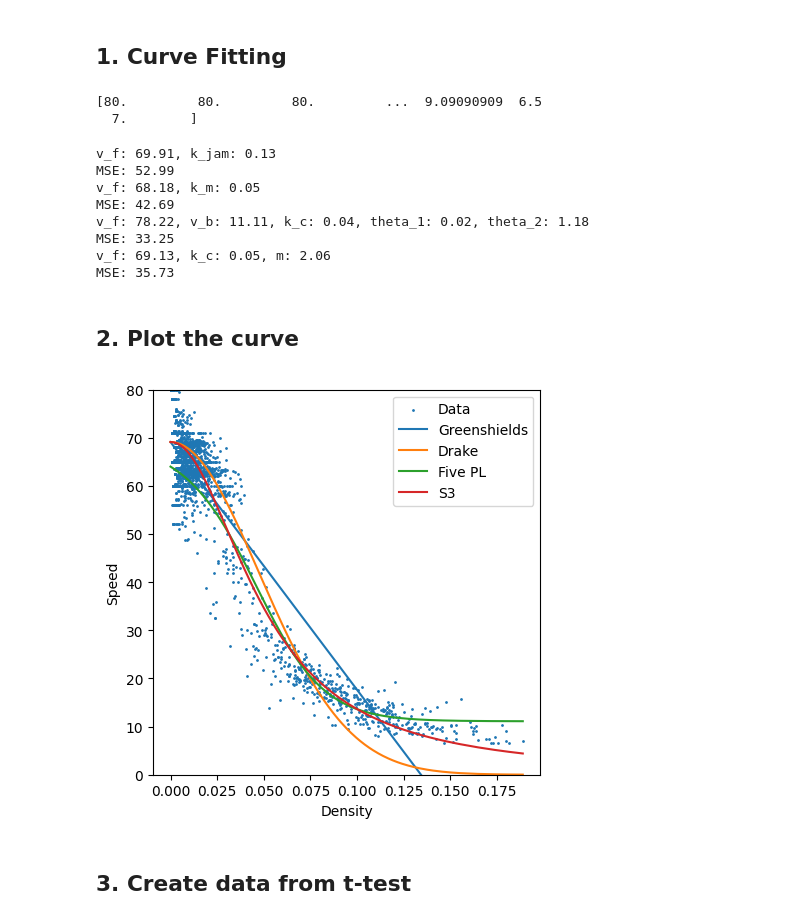
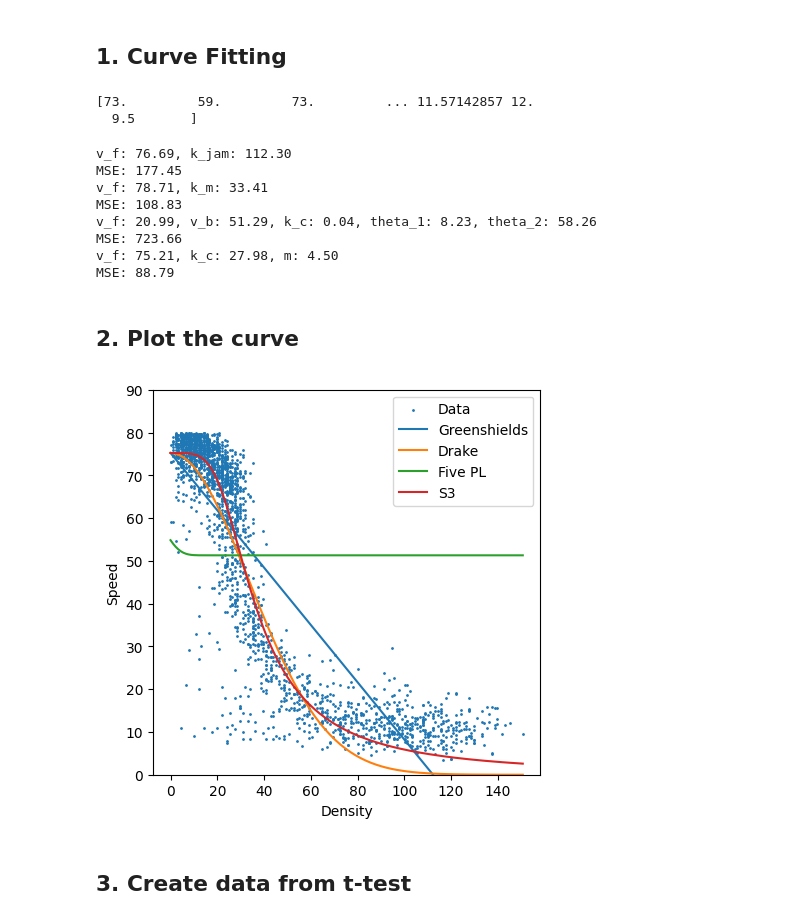
Before and after one commit to jingxuehan0707/ce593, a Jupyter notebook: project_task_03.ipynb, the cells around one changed output. Drawn from its saved outputs; the diff is of its cells as text; code cells hidden in the pictures.

```diff
--- a/project_task_03.ipynb
+++ b/project_task_03.ipynb
@@ -63,9 +63,9 @@ speed_contour_0907_0908 = pd.read_csv(speed_contour_0907_0908_path)
 density_contour_0907_0908 = pd.read_csv(density_contour_0907_0908_path)
 
 # Speed Contour for analysis
-DATE_FOR_ANALYSIS = "10-26"
+# DATE_FOR_ANALYSIS = "10-26"
 # DATE_FOR_ANALYSIS = "10-19"
-# DATE_FOR_ANALYSIS = "0907-0908"
+DATE_FOR_ANALYSIS = "0907-0908"
 # DATE_FOR_ANALYSIS = "0831-0901"
 if DATE_FOR_ANALYSIS == "10-19":
     speed_contour = speed_contour_10_19
@@ -93,9 +93,9 @@ elif DATE_FOR_ANALYSIS == "0907-0908":
 # Set date as DateTimeIndex
 speed_contour['date'] = pd.to_datetime(speed_contour['date'])
 speed_contour.set_index('date', inplace=True)
-# Replace any value greater than 80 with 80
-speed_contour = speed_contour.applymap(lambda x: 80 if x > 80 else x)
-speed_contour.fillna(-1, inplace=True)
+# Replace any value greater than 80 with NaN
+# speed_contour = speed_contour.applymap(lambda x: np.nan if x > 80 else x)
+# speed_contour.fillna(-1, inplace=True)
 # %%
 # Set the jammed speed threshold
 SPEED_JAMMED = 50
@@ -158,10 +158,11 @@ This analysis will help in understanding the traffic behavior at the chosen stat
 # Get a random station
 # random_number = np.random.randint(0, len(stations))
 # random_station = stations[random_number]
+# random_station
 
 # Set station for optimization, you can change the station according the speed contour plot.
 if DATE_FOR_ANALYSIS in ["10-19", "10-26"]:
-    random_station = '410547'
+    random_station = '402127'
 elif DATE_FOR_ANALYSIS in ["0831-0901", "0907-0908"]:
     random_station = '4080'
 # %%
@@ -173,7 +174,7 @@ random_station_density = density_contour[random_station]
 # Create a DataFrame for the random station
 random_station_df = pd.DataFrame({'v': random_station_speed.values, 'q': random_station_volume.values, 'k': random_station_density.values})
 random_station_df = random_station_df.dropna() # The NaN values are from the missing data at specific time
-random_station_df = random_station_df[random_station_df['v'] > 0] # Remove the zero speed values
+random_station_df = random_station_df[(random_station_df['v'] > 0) & (random_station_df['v'] < 80)] # Speed between 0 and 80
 random_station_df.head()
 # %% [output]
 |  | v | q | k |
@@ -219,8 +220,8 @@ v = random_station_df['v'].to_numpy()
 k = random_station_df['k'].to_numpy()
 print(v)
 # %% [output]
-[80.         80.         80.         ...  9.09090909  6.5
-  7.        ]
+[73.         59.         73.         ... 11.57142857 12.
+  9.5       ]
 # %%
 # Define the single-regime model to fit the data
 def greenshields(k, v_f, k_jam):
@@ -267,31 +268,31 @@ mse_s3 = mse(v, s3(k, v_f, k_c, m))
 print(f'v_f: {v_f:.2f}, k_c: {k_c:.2f}, m: {m:.2f}')
 print(f'MSE: {mse_s3:.2f}')
 # %% [output]
-v_f: 69.91, k_jam: 0.13
-MSE: 52.99
-v_f: 68.18, k_m: 0.05
-MSE: 42.69
-v_f: 78.22, v_b: 11.11, k_c: 0.04, theta_1: 0.02, theta_2: 1.18
-MSE: 33.25
-v_f: 69.13, k_c: 0.05, m: 2.06
-MSE: 35.73
+v_f: 76.69, k_jam: 112.30
+MSE: 177.45
+v_f: 78.71, k_m: 33.41
+MSE: 108.83
+v_f: 20.99, v_b: 51.29, k_c: 0.04, theta_1: 8.23, theta_2: 58.26
+MSE: 723.66
+v_f: 75.21, k_c: 27.98, m: 4.50
+MSE: 88.79
 # %% [markdown]
 ## 2. Plot the curve
 # %%
 # Plot the fitted models in one single plot
 plt.figure(figsize=(5, 5))
 plt.scatter(k, v, s=1, label='Data')
 plt.plot(k, greenshields(k, v_f, k_jam), label='Greenshields')
 plt.plot(k, drake(k, v_f, k_m), label='Drake')
 plt.plot(k, five_pl(k, v_f, v_b, k_c, theta_1, theta_2), label='Five PL')
 plt.plot(k, s3(k, v_f, k_c, m), label='S3')
 plt.xlabel('Density')
 plt.ylabel('Speed')
-plt.ylim(0, 80) # Set the y-axis limit from 0 to 80
+plt.ylim(0, 90) # Set the y-axis limit from 0 to 80
 plt.legend()
 plt.show()
 # %% [output]
-[figure, old version]
+[figure, new version]
 # %% [markdown]
 ## 3. Create data from t-test
 # %%
```
Also changed, not shown: parts of 3 cells of this notebook, 17 other files.
